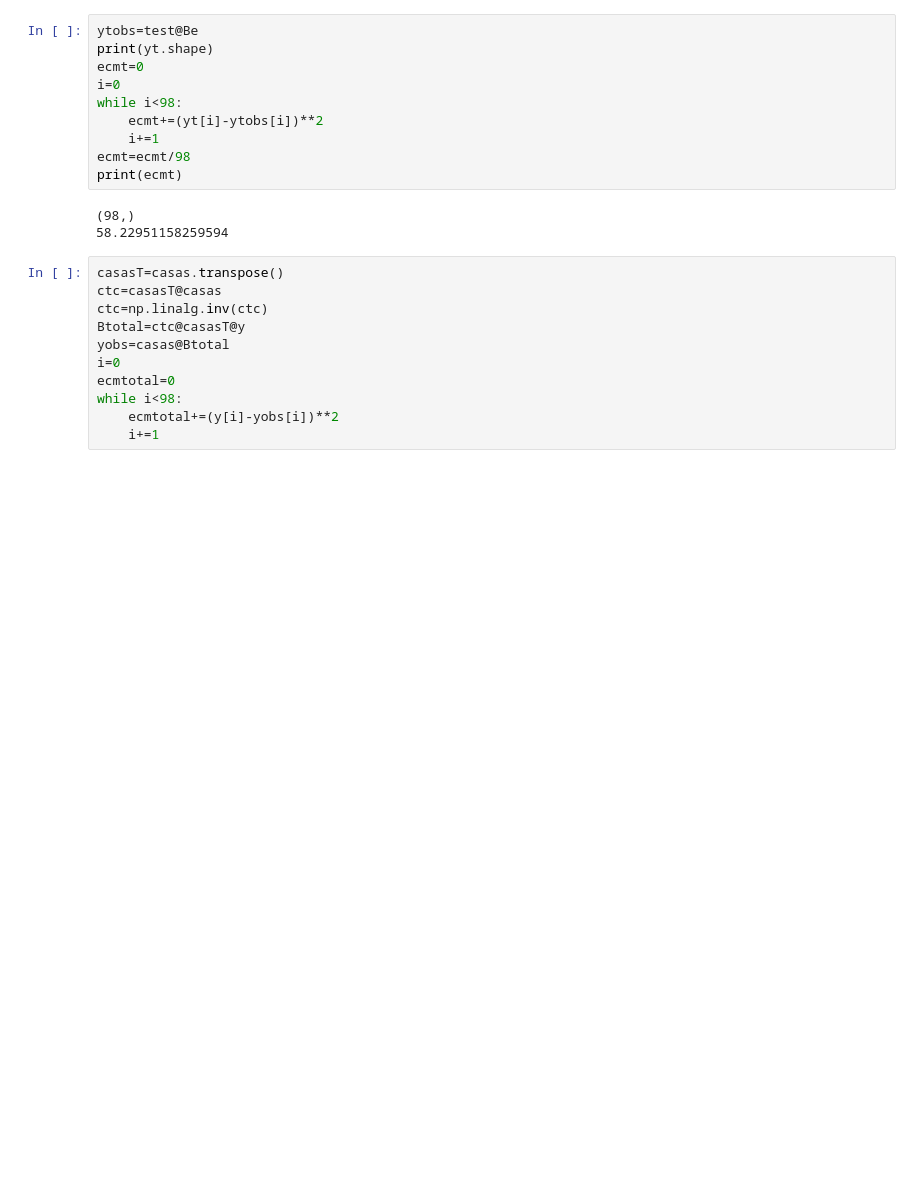
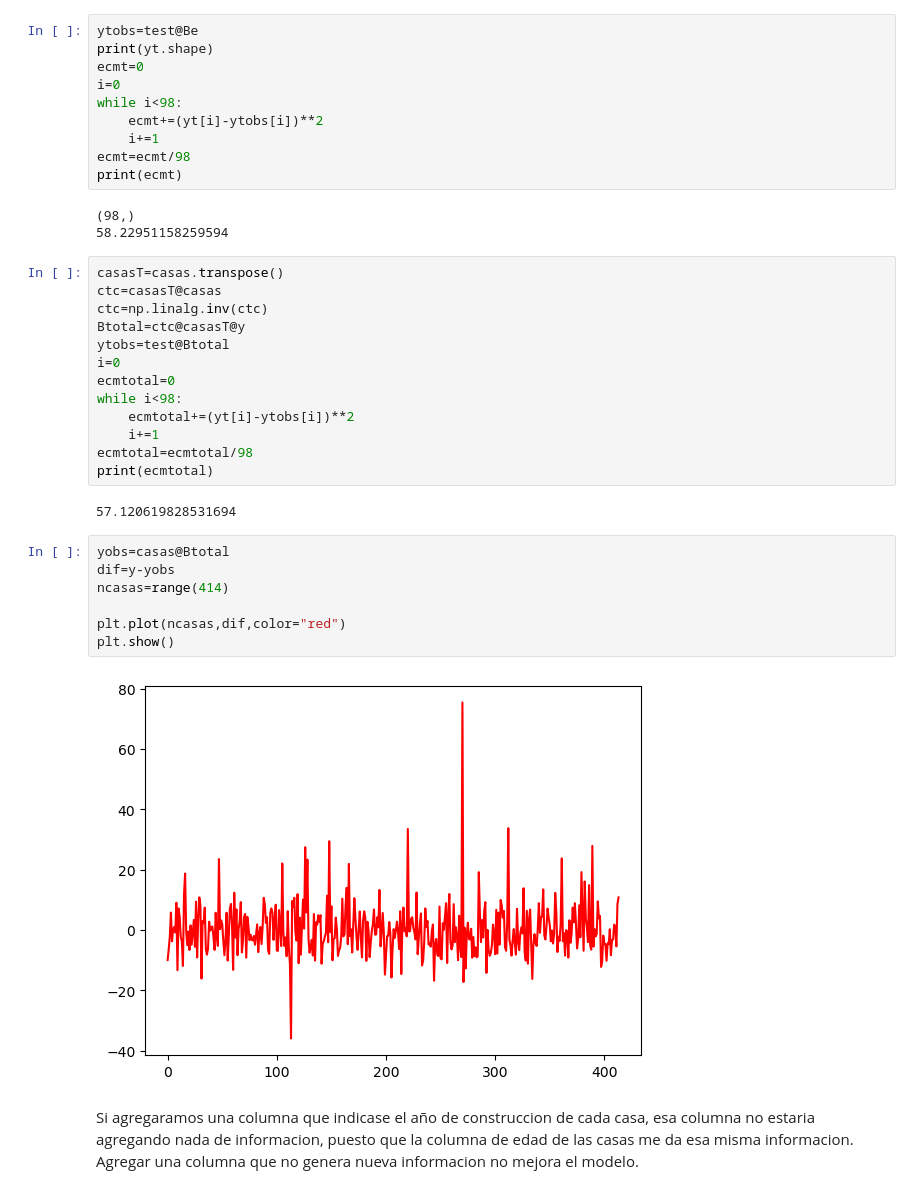
Before and after one commit to Bony2002/metodos, a Jupyter notebook: TP/ej1y2.ipynb, the cells around one changed output. Drawn from its saved outputs; the diff is of its cells as text; blank space fills up the shorter version.

```diff
--- a/TP/ej1y2.ipynb
+++ b/TP/ej1y2.ipynb
@@ -159,9 +159,24 @@ casasT=casas.transpose()
 ctc=casasT@casas
 ctc=np.linalg.inv(ctc)
 Btotal=ctc@casasT@y
-yobs=casas@Btotal
+ytobs=test@Btotal
 i=0
 ecmtotal=0
 while i<98:
-    ecmtotal+=(y[i]-yobs[i])**2
+    ecmtotal+=(yt[i]-ytobs[i])**2
     i+=1
+ecmtotal=ecmtotal/98
+print(ecmtotal)
+# %% [output]
+57.120619828531694
+# %%
+yobs=casas@Btotal
+dif=y-yobs
+ncasas=range(414)
+
+plt.plot(ncasas,dif,color="red")
+plt.show()
+# %% [output]
+[figure, added]
+# %% [markdown]
+Si agregaramos una columna que indicase el año de construccion de cada casa, esa columna no estaria agregando nada de informacion, puesto que la columna de edad de las casas me da esa misma informacion. Agregar una columna que no genera nueva informacion no mejora el modelo.
```
Also changed, not shown: parts of 1 cell of this notebook, 1 other file.
